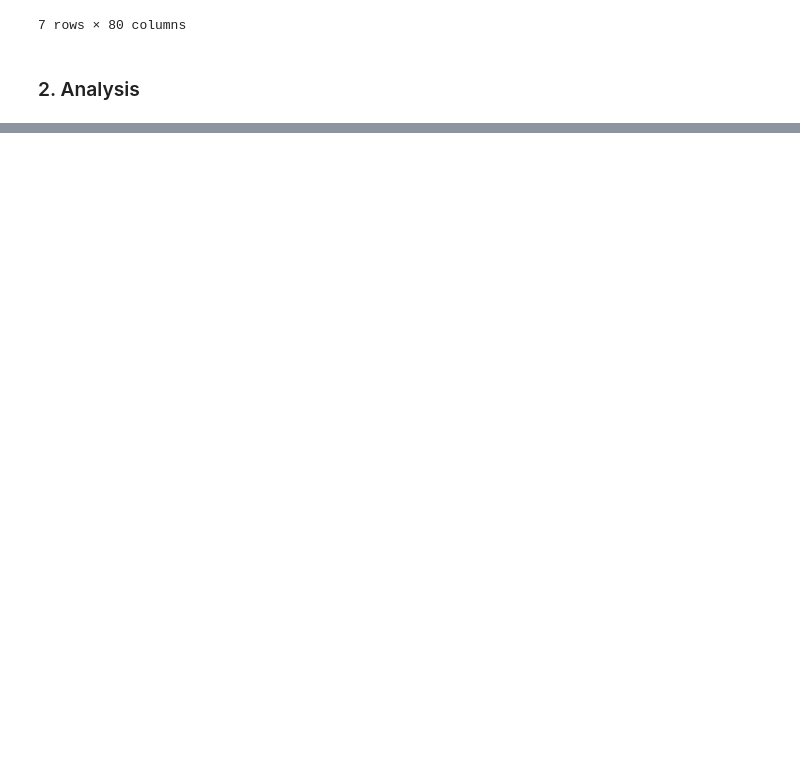
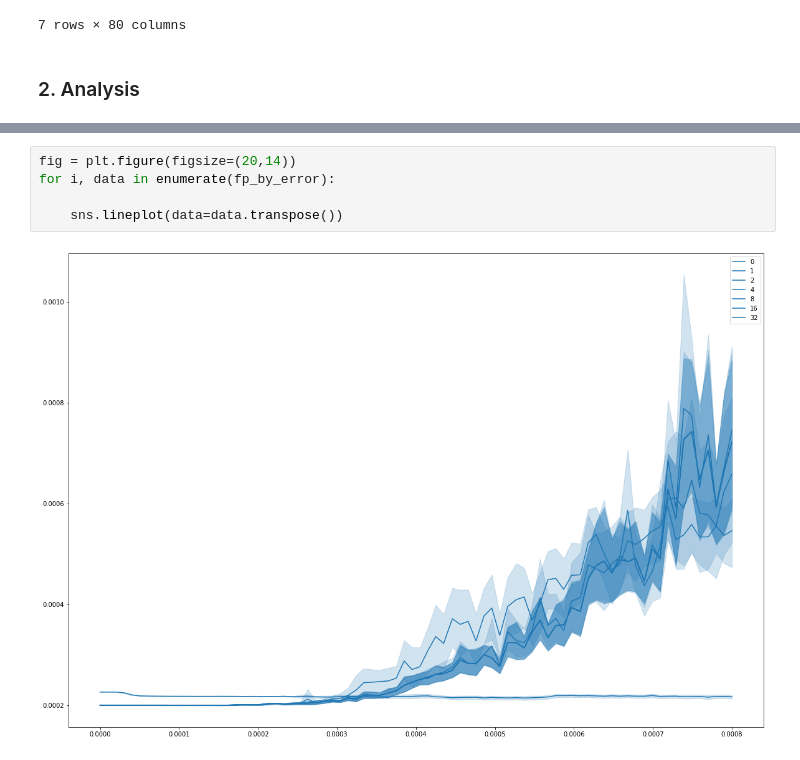
Before and after one commit to wl17443/ring-attractor, a Jupyter notebook: analysis_3.ipynb, the cells around one changed output, grey strips where cells are left out. Cells and saved outputs as stored; diff of their text form; blank space fills up the shorter version.

```diff
--- a/analysis_3.ipynb
+++ b/analysis_3.ipynb
@@ -67 +72,8 @@ for col in df.columns:
+# %%
+fig = plt.figure(figsize=(20,14))
+for i, data in enumerate(fp_by_error):
+
+    sns.lineplot(data=data.transpose())
+# %% [output]
+[figure, added]
 # %%
```
Also changed, not shown: parts of 18 cells of this notebook, 33 other files.
